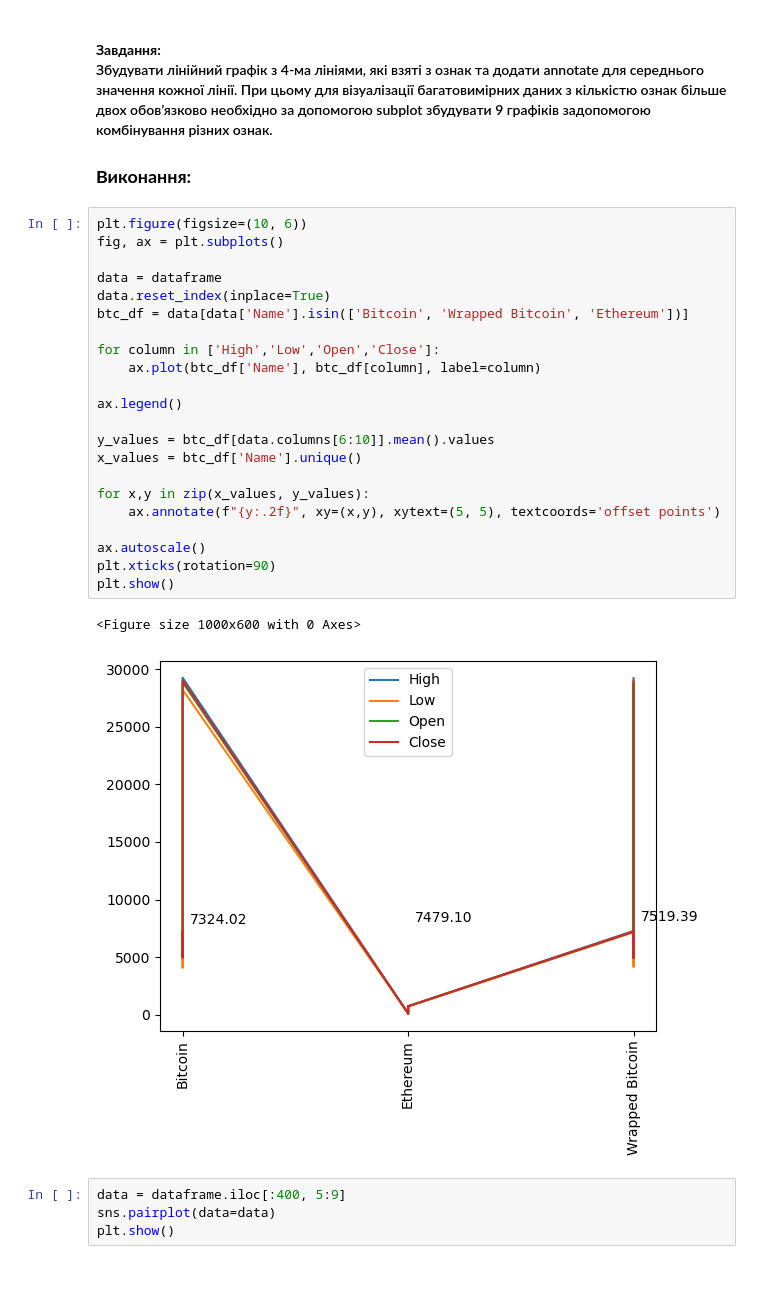
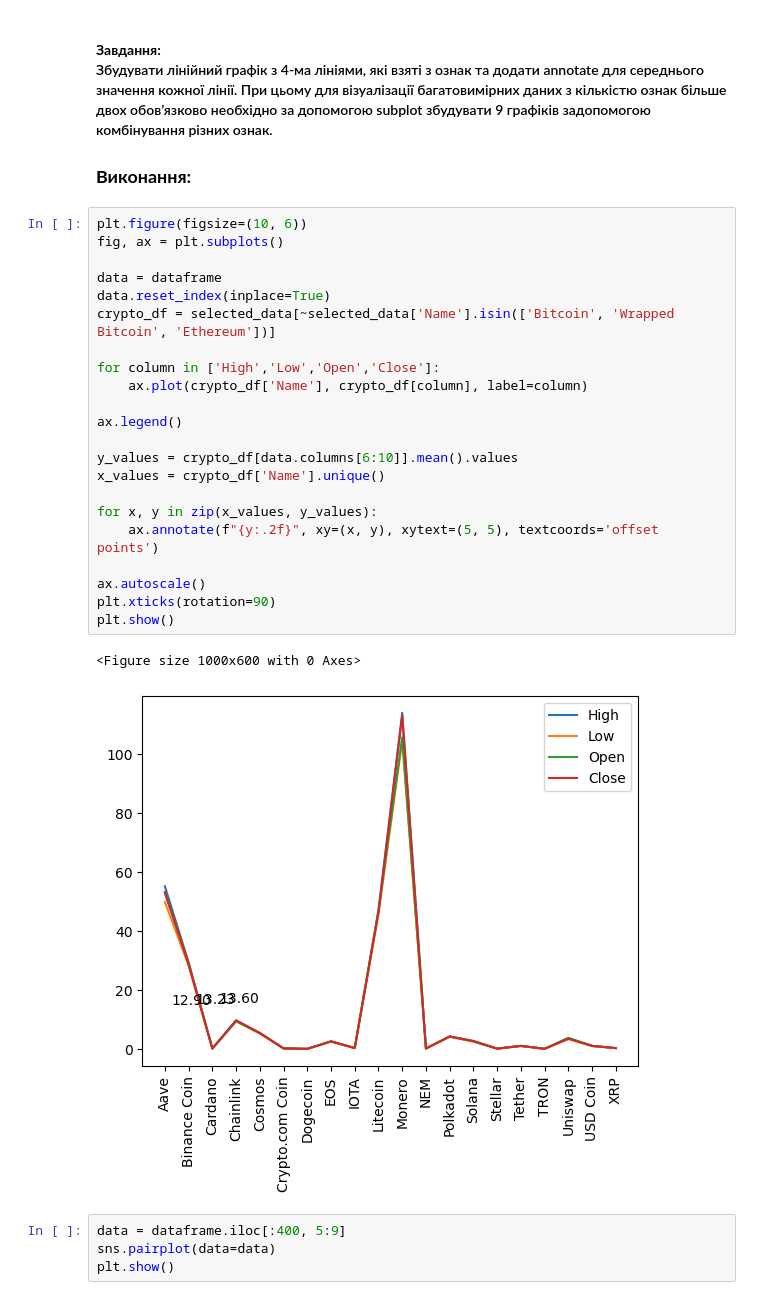
Before and after one commit to Alinalitvinn/course-sprog, a Jupyter notebook: main.ipynb, the cells around one changed output. Cells and saved outputs as stored; diff of their text form.

```diff
--- a/main.ipynb
+++ b/main.ipynb
@@ -818,28 +824,28 @@ plt.show()
 # %%
 plt.figure(figsize=(10, 6))
 fig, ax = plt.subplots()
 
 data = dataframe
 data.reset_index(inplace=True)
-btc_df = data[data['Name'].isin(['Bitcoin', 'Wrapped Bitcoin', 'Ethereum'])]
+crypto_df = selected_data[~selected_data['Name'].isin(['Bitcoin', 'Wrapped Bitcoin', 'Ethereum'])]
 
 for column in ['High','Low','Open','Close']:
-    ax.plot(btc_df['Name'], btc_df[column], label=column)
+    ax.plot(crypto_df['Name'], crypto_df[column], label=column)
 
 ax.legend()
 
-y_values = btc_df[data.columns[6:10]].mean().values
-x_values = btc_df['Name'].unique()
+y_values = crypto_df[data.columns[6:10]].mean().values
+x_values = crypto_df['Name'].unique()
 
-for x,y in zip(x_values, y_values):
-    ax.annotate(f"{y:.2f}", xy=(x,y), xytext=(5, 5), textcoords='offset points')
+for x, y in zip(x_values, y_values):
+    ax.annotate(f"{y:.2f}", xy=(x, y), xytext=(5, 5), textcoords='offset points')
 
 ax.autoscale()
 plt.xticks(rotation=90)
 plt.show()
 # %% [output]
 <Figure size 1000x600 with 0 Axes>
-[figure, old version]
+[figure, new version]
 # %%
 data = dataframe.iloc[:400, 5:9]
 sns.pairplot(data=data)
```
Also changed, not shown: parts of 6 cells of this notebook, 1 other file.
